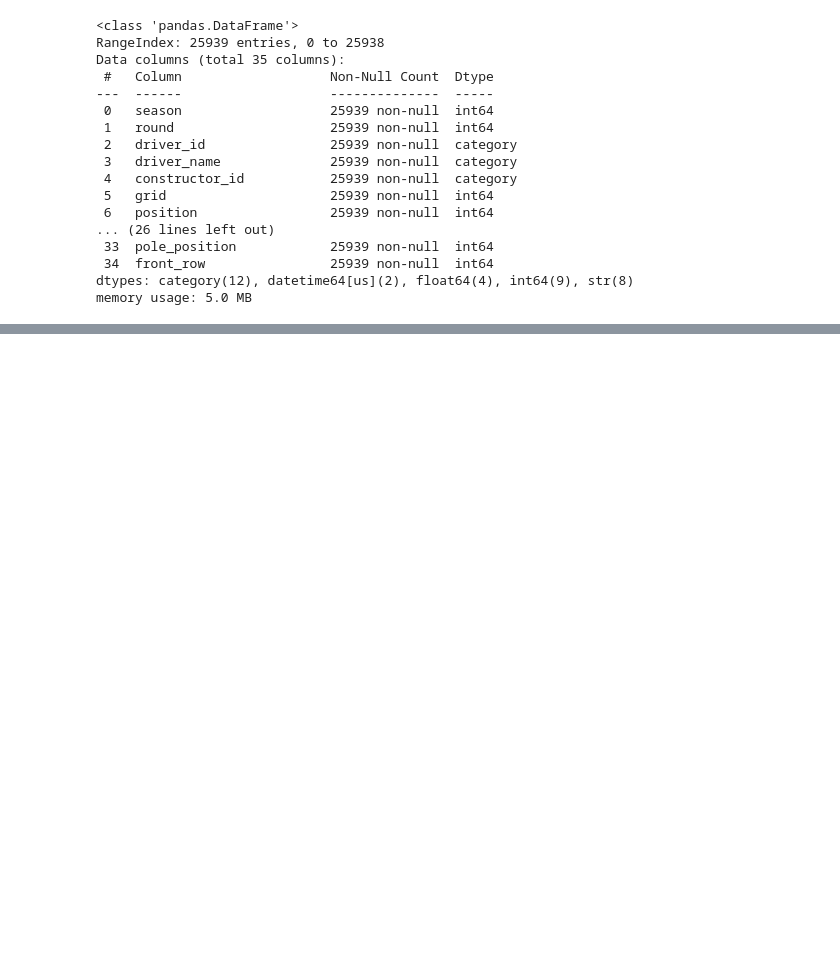
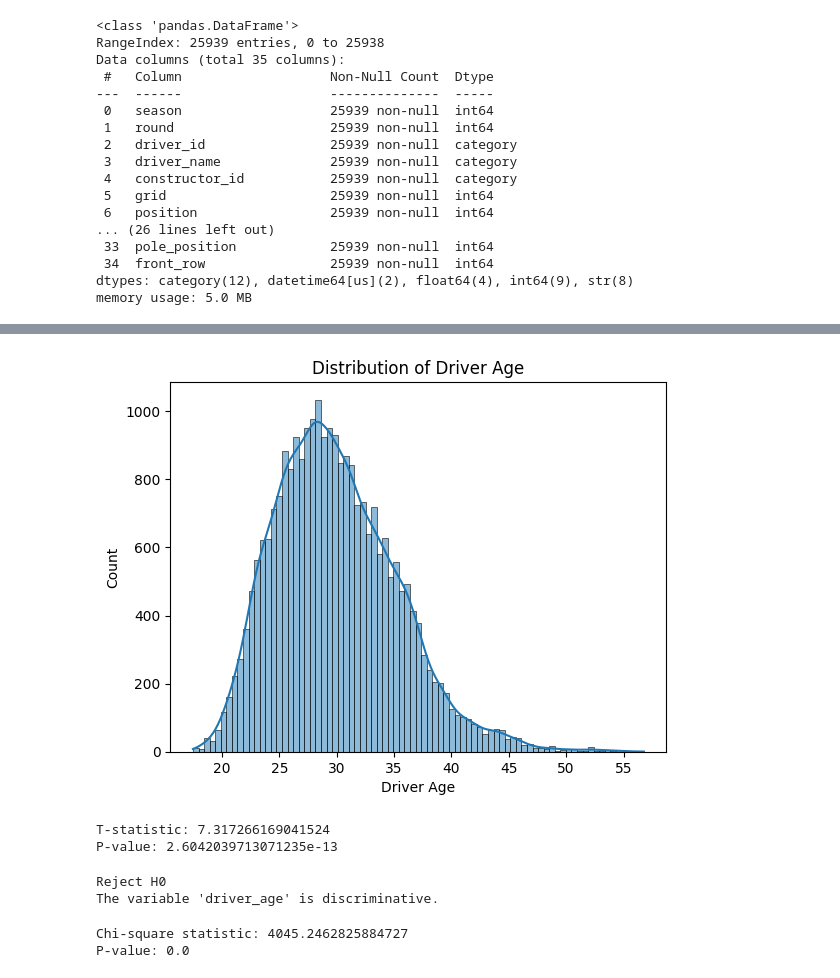
Before and after one commit to andersjohnsennn/F1-project, a Jupyter notebook: notebooks/04_classification_podium.ipynb, the cells around one changed output, grey strips where cells are left out. Drawn from its saved outputs; the diff is of its cells as text; code cells hidden in the pictures; blank space fills up the shorter version.

```diff
--- a/notebooks/04_classification_podium.ipynb
+++ b/notebooks/04_classification_podium.ipynb
@@ -35,0 +138,73 @@ memory usage: 5.0 MB
+# %%
+import seaborn as sns
+import matplotlib.pyplot as plt
+
+sns.histplot(
+    df["driver_age"],
+    kde=True
+)
+
+plt.title("Distribution of Driver Age")
+
+plt.xlabel("Driver Age")
+
+plt.ylabel("Count")
+
+plt.show()
+# %% [output]
+[figure, added]
+# %%
+from scipy.stats import ttest_ind
+
+# Separate groups
+podium_group = df[
+    df["podium"] == 1
+]["driver_age"]
+
+non_podium_group = df[
+    df["podium"] == 0
+]["driver_age"]
+
+# T-test
+t_stat, p_value = ttest_ind(
+    podium_group,
+    non_podium_group,
+    nan_policy="omit"
+)
+
+print("T-statistic:", t_stat)
+print("P-value:", p_value)
+# %% [output]
+T-statistic: 7.317266169041524
+P-value: 2.6042039713071235e-13
+# %%
+alpha = 0.05
+
+if p_value < alpha:
+    print("Reject H0")
+    print("The variable 'driver_age' is discriminative.")
+else:
+    print("Fail to reject H0")
+    print("The variable 'driver_age' is class independent.")
+# %% [output]
+Reject H0
+The variable 'driver_age' is discriminative.
+# %%
+from scipy.stats import chi2_contingency
+
+# Create contingency table
+contingency_table = pd.crosstab(
+    df["front_row"],
+    df["podium"]
+)
+
+# Perform Chi-square test
+chi2, p_value, dof, expected = chi2_contingency(
+    contingency_table
+)
+
+print("Chi-square statistic:", chi2)
+print("P-value:", p_value)
+# %% [output]
+Chi-square statistic: 4045.2462825884727
+P-value: 0.0
```
Also changed, not shown: parts of 14 cells of this notebook, 2 other files.
